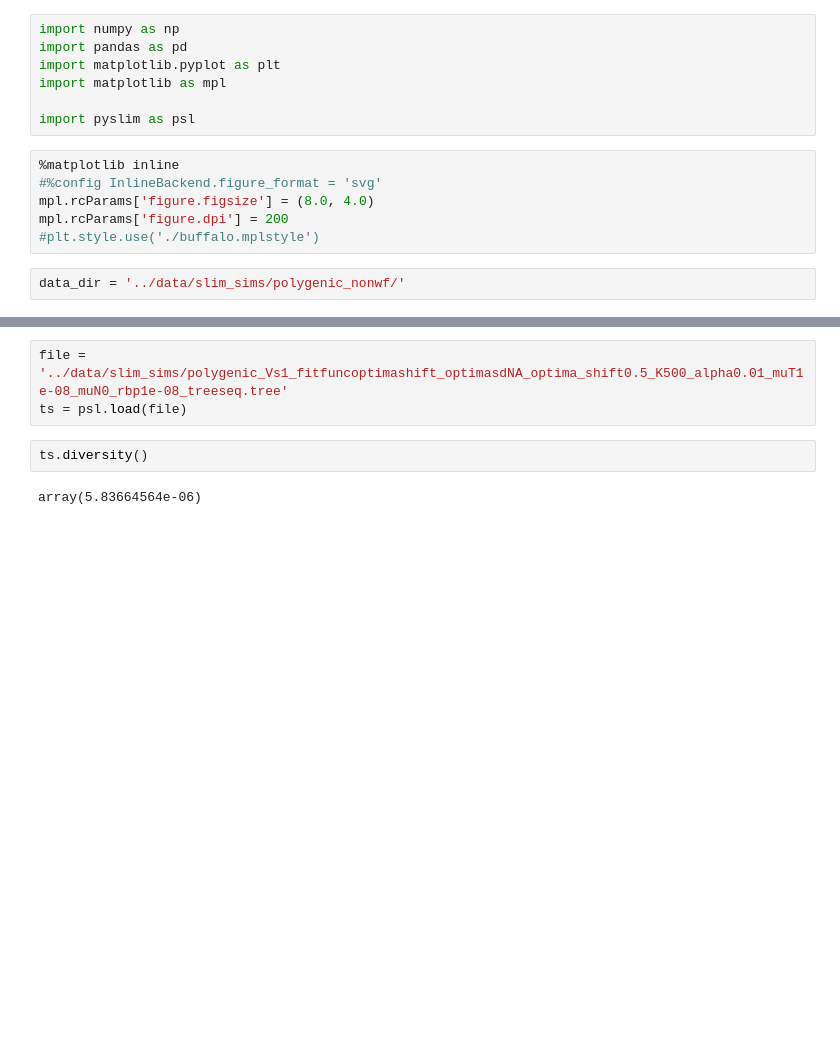
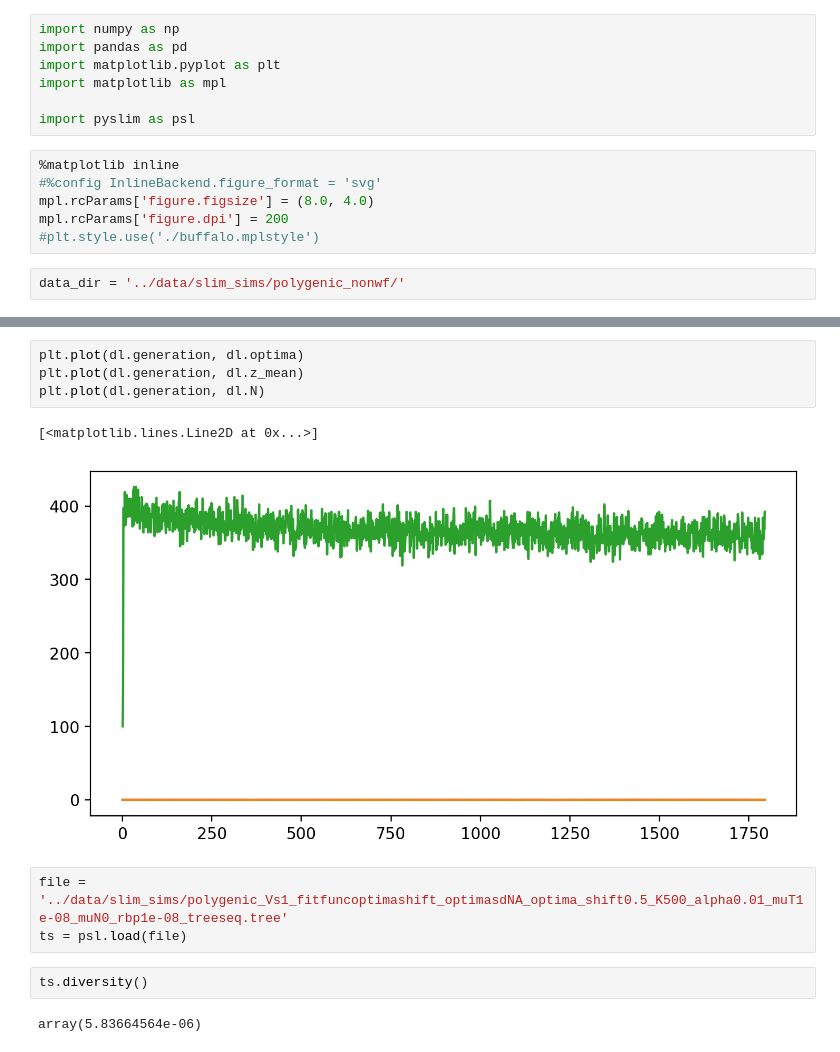
Before and after one commit to vsbuffalo/extinction_genetic_diversity, a Jupyter notebook: notebooks/Untitled.ipynb, the cells around one changed output, grey strips where cells are left out. Cells and saved outputs as stored; diff of their text form; blank space fills up the shorter version.

```diff
--- a/notebooks/Untitled.ipynb
+++ b/notebooks/Untitled.ipynb
@@ -34,3 +37,10 @@ plt.plot(dl.generation, dl.z_mean)
+# %%
+plt.plot(dl.generation, dl.optima)
+plt.plot(dl.generation, dl.z_mean)
+plt.plot(dl.generation, dl.N)
+# %% [output]
+[<matplotlib.lines.Line2D at 0x...>]
+[figure, added]
 # %%
 file = '../data/slim_sims/polygenic_Vs1_fitfuncoptimashift_optimasdNA_optima_shift0.5_K500_alpha0.01_muT1e-08_muN0_rbp1e-08_treeseq.tree'
 ts = psl.load(file)
```
Also changed, not shown: parts of 4 cells of this notebook, 2 other files.
